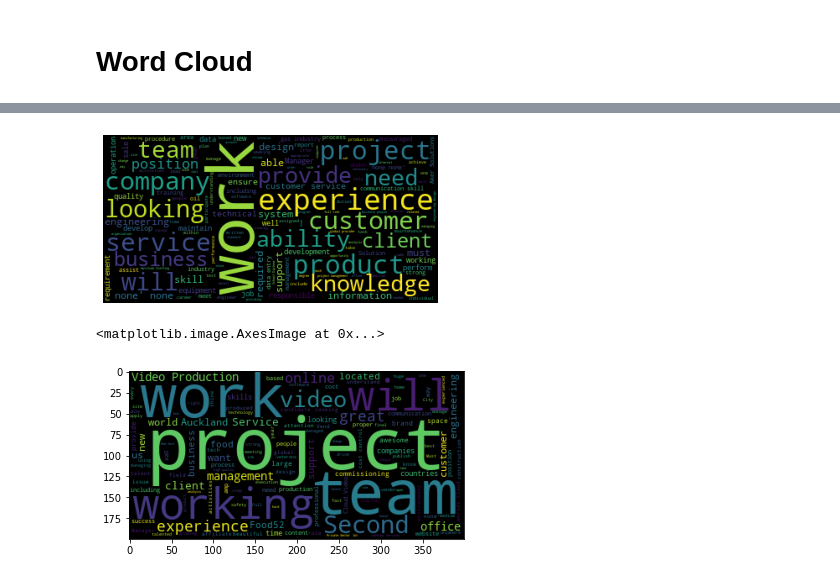
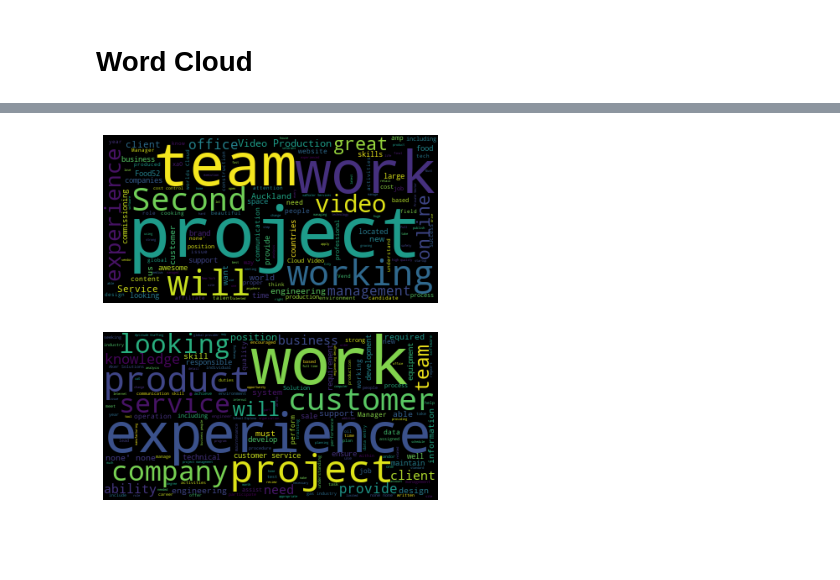
Before and after one commit to Ikyupark/Capstone-project, a Jupyter notebook: Uncleaned_Data_Analysis.ipynb, the cells around one changed output, grey strips where cells are left out. Cells and saved outputs as stored; diff of their text form; code cells hidden in the pictures; blank space fills up the shorter version.

```diff
--- a/Uncleaned_Data_Analysis.ipynb
+++ b/Uncleaned_Data_Analysis.ipynb
@@ -471,17 +471,19 @@ df2_fraud['text'].isna().sum()
 # %%
 text = df2_nonfraud['text'].values
 text_fraud = df2_fraud['text'].values
-wordcloud = WordCloud().generate(str(text_fraud))
+
+wordcloud = WordCloud().generate(str(text))
 plt.imshow(wordcloud)
 plt.axis("off")
+plt.savefig('non_fraud_wordcloud.png', transparent=False, bbox_inches="tight")
 plt.show()
 # %% [output]
-[figure, old version]
+[figure, new version]
 # %%
 wordcloudnf = WordCloud().generate(str(text_fraud))
-plt.imshow(wordcloud)
+plt.imshow(wordcloudnf)
 plt.axis("off")
+plt.savefig('fraud_word_cloud.png', transparent=False, bbox_inches="tight")
 plt.show()
 # %% [output]
-<matplotlib.image.AxesImage at 0x...>
-[figure, old version]
+[figure, new version]
```
Also changed, not shown: parts of 13 cells of this notebook, 2 other files.
